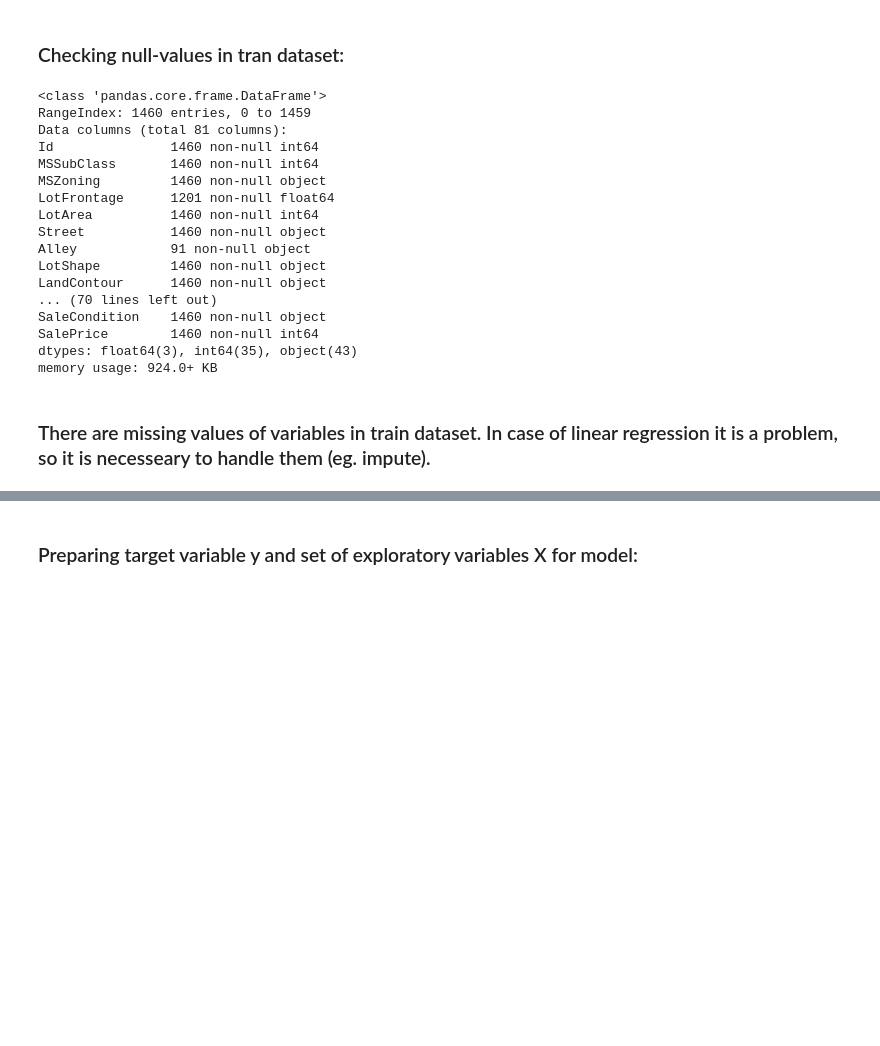
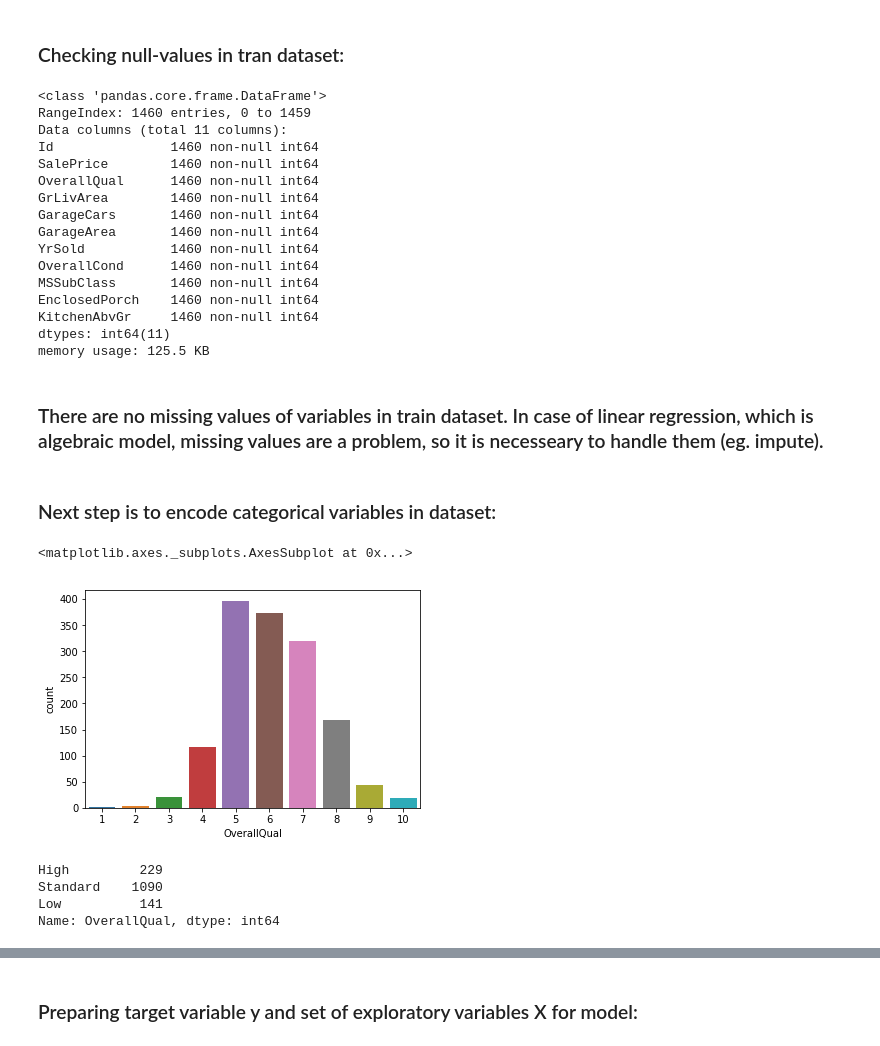
Before and after one commit to adriannawolowiec/regression-in-Python, a Jupyter notebook: intro-to-linear-regression.ipynb, the cells around one changed output, grey strips where cells are left out. Saved outputs shown, nothing was run; the diff lists cells and outputs as text; code cells hidden in the pictures; blank space fills up the shorter version.

```diff
--- a/intro-to-linear-regression.ipynb
+++ b/intro-to-linear-regression.ipynb
@@ -77,0 +80,3 @@ Name: SalePrice, dtype: float64
+# %%
+train = train[['Id', 'SalePrice', 'OverallQual', 'GrLivArea', 'GarageCars', 'GarageArea', 'YrSold', 'OverallCond',
+               'MSSubClass', 'EnclosedPorch', 'KitchenAbvGr']]
@@ -82,20 +143,21 @@ train.info()
 # %% [output]
 <class 'pandas.core.frame.DataFrame'>
 RangeIndex: 1460 entries, 0 to 1459
-Data columns (total 81 columns):
+Data columns (total 11 columns):
 Id               1460 non-null int64
+SalePrice        1460 non-null int64
+OverallQual      1460 non-null int64
+GrLivArea        1460 non-null int64
+GarageCars       1460 non-null int64
+GarageArea       1460 non-null int64
+YrSold           1460 non-null int64
+OverallCond      1460 non-null int64
 MSSubClass       1460 non-null int64
-MSZoning         1460 non-null object
-LotFrontage      1201 non-null float64
-LotArea          1460 non-null int64
-Street           1460 non-null object
-Alley            91 non-null object
-LotShape         1460 non-null object
-LandContour      1460 non-null object
-... (70 lines left out)
-SaleCondition    1460 non-null object
-SalePrice        1460 non-null int64
-dtypes: float64(3), int64(35), object(43)
-memory usage: 924.0+ KB
+EnclosedPorch    1460 non-null int64
+KitchenAbvGr     1460 non-null int64
+dtypes: int64(11)
+memory usage: 125.5 KB
 # %% [markdown]
-### There are missing values of variables in train dataset. In case of linear regression it is a problem, so it is necesseary to handle them (eg. impute).
+### There are no missing values of variables in train dataset. In case of linear regression, which is algebraic model, missing values are a problem, so it is necesseary to handle them (eg. impute).
+# %% [markdown]
+### Next step is to encode categorical variables in dataset:
@@ -101,0 +166,21 @@ memory usage: 924.0+ KB
+# %%
+sns.countplot(x='OverallQual', data=train)
+# %% [output]
+<matplotlib.axes._subplots.AxesSubplot at 0x...>
+[figure, added]
+# %%
+def qual_groups(value):
+    if value <= 4:
+        return "Low"
+    elif 4 < value <= 7:
+        return "Standard"
+    elif 7 < value:
+        return "High"
+
+train['OverallQual'] = train['OverallQual'].apply(qual_groups)
+train['OverallQual'].value_counts(sort=False)
+# %% [output]
+High         229
+Standard    1090
+Low          141
+Name: OverallQual, dtype: int64
```
Also changed, not shown: parts of 40 cells of this notebook.
